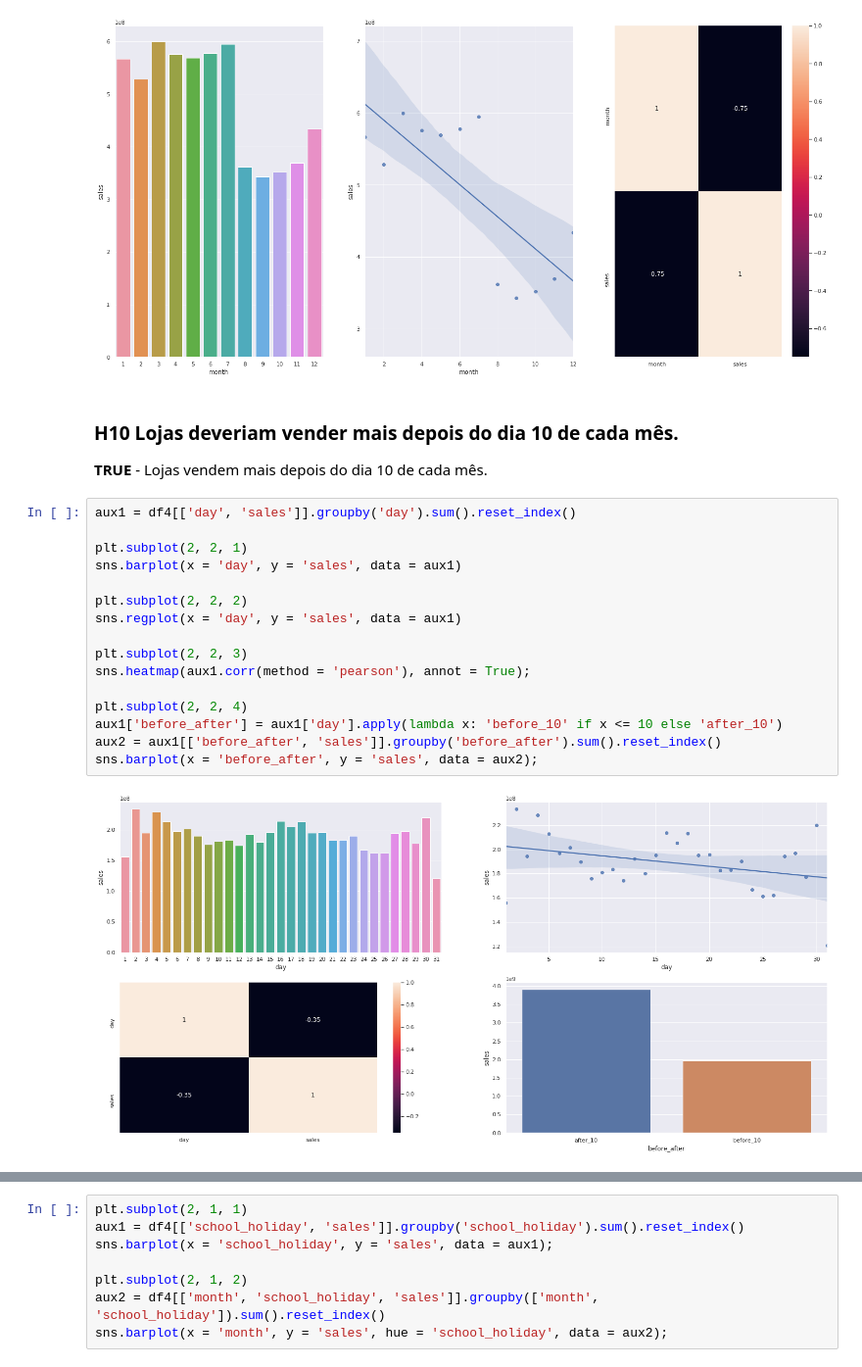
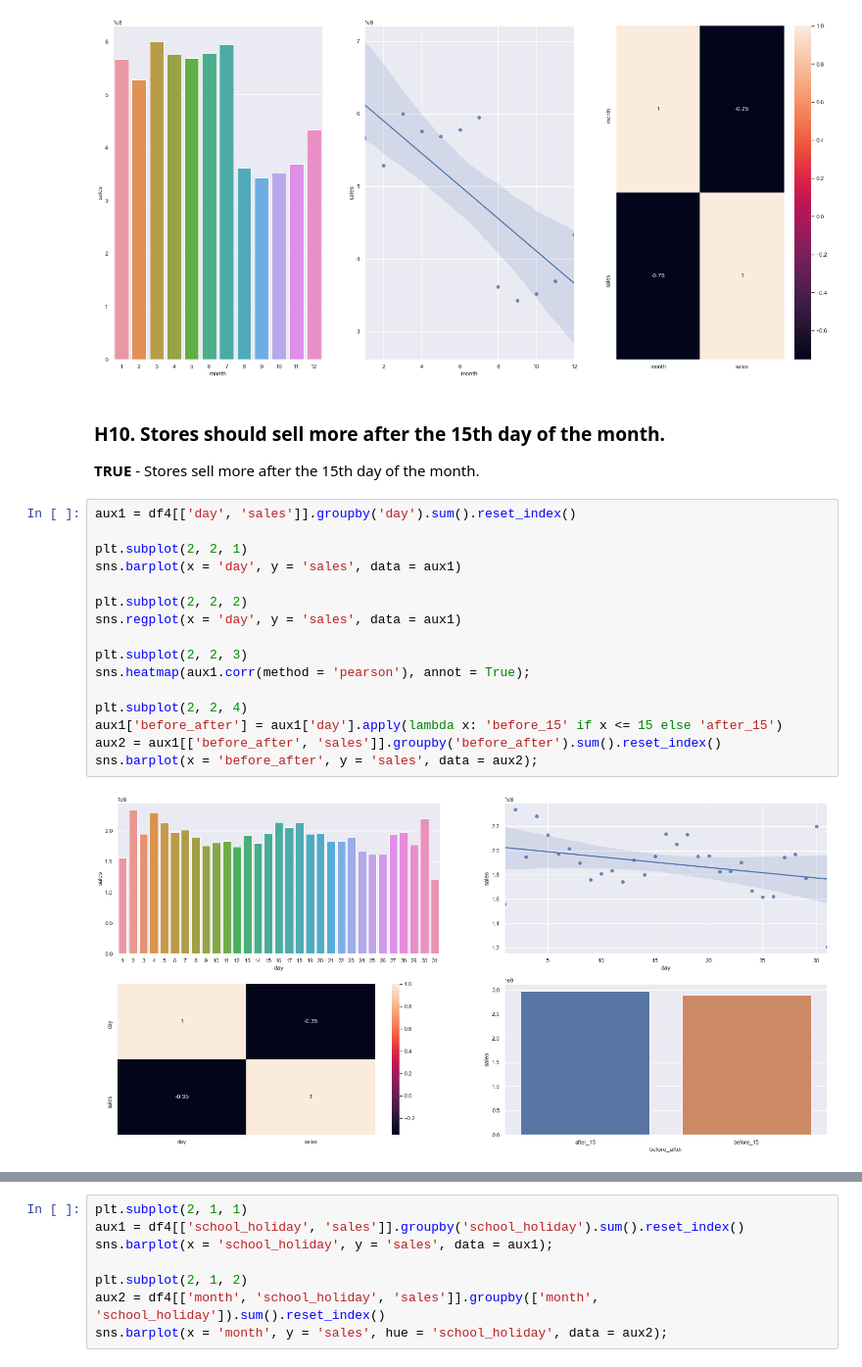
Before and after one commit to ghermsen/rossmann_prediction, a Jupyter notebook: rossmann_prediction_project.ipynb, the cells around one changed output, grey strips where cells are left out. Shown at 98% size. Saved outputs shown, nothing was run; the diff lists cells and outputs as text.

```diff
--- a/rossmann_prediction_project.ipynb
+++ b/rossmann_prediction_project.ipynb
@@ -808,24 +812,24 @@ plt.subplot(1, 3, 3)
 sns.heatmap(aux1.corr(method = 'pearson'), annot = True);
 # %% [output]
 [figure]
-# %% [markdown]
-### H10 Lojas deveriam vender mais depois do dia 10 de cada mês.
-**TRUE** - Lojas vendem mais depois do dia 10 de cada mês.
+# %% [markdown]
+### H10. Stores should sell more after the 15th day of the month.
+**TRUE** - Stores sell more after the 15th day of the month.
 # %%
 aux1 = df4[['day', 'sales']].groupby('day').sum().reset_index()
 
 plt.subplot(2, 2, 1)
 sns.barplot(x = 'day', y = 'sales', data = aux1)
 
 plt.subplot(2, 2, 2)
 sns.regplot(x = 'day', y = 'sales', data = aux1)
 
 plt.subplot(2, 2, 3)
 sns.heatmap(aux1.corr(method = 'pearson'), annot = True);
 
 plt.subplot(2, 2, 4)
-aux1['before_after'] = aux1['day'].apply(lambda x: 'before_10' if x <= 10 else 'after_10')
+aux1['before_after'] = aux1['day'].apply(lambda x: 'before_15' if x <= 15 else 'after_15')
 aux2 = aux1[['before_after', 'sales']].groupby('before_after').sum().reset_index()
 sns.barplot(x = 'before_after', y = 'sales', data = aux2);
 # %% [output]
-[figure, old version]
+[figure, new version]
```
Also changed, not shown: parts of 75 cells of this notebook, 24 other files.
